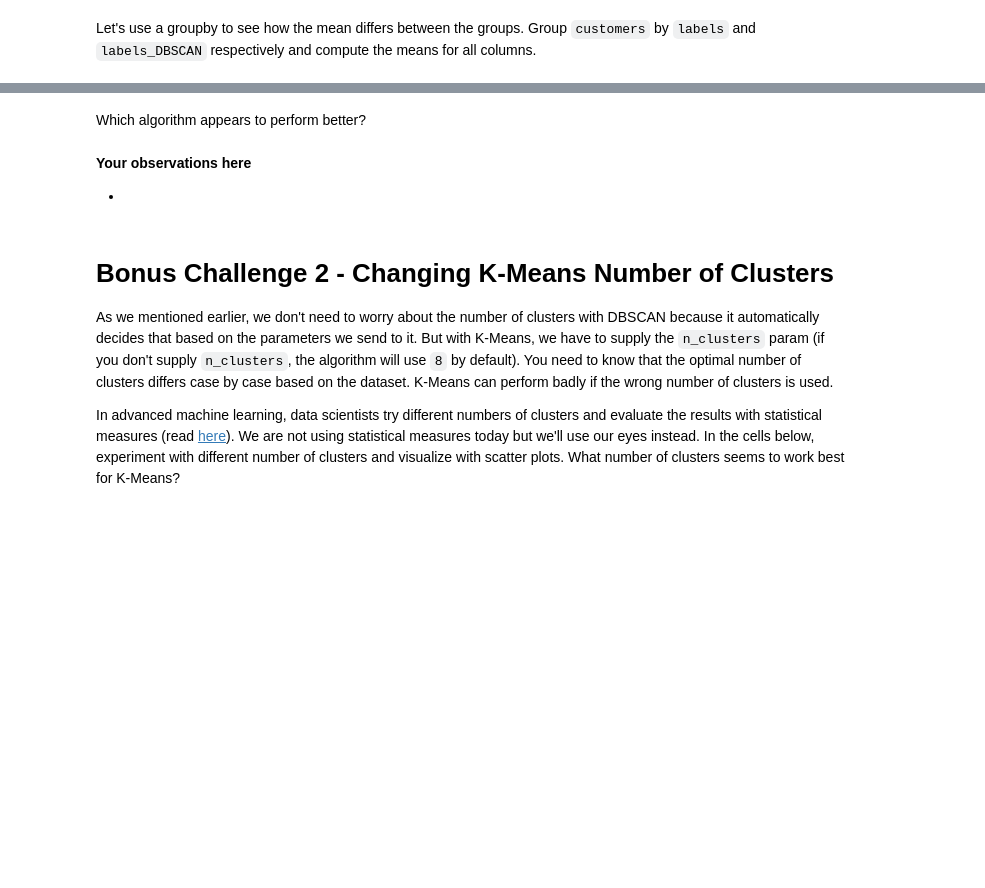
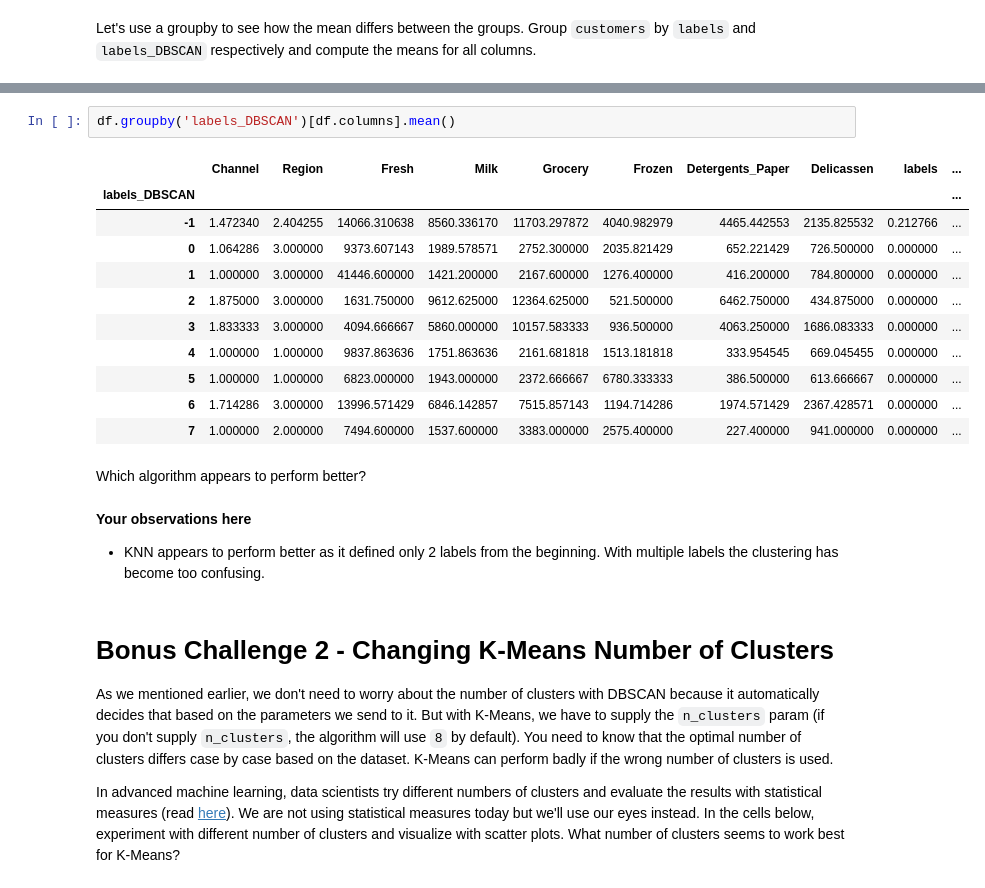
Before and after one commit to MC993/lab-unsupervised-learning-en, a Jupyter notebook: your-code/main.ipynb, the cells around one changed output, grey strips where cells are left out. Saved outputs shown, nothing was run; the diff lists cells and outputs as text; blank space fills up the shorter version.

```diff
--- a/your-code/main.ipynb
+++ b/your-code/main.ipynb
@@ -206,9 +281,23 @@ Let's use a groupby to see how the mean differs between the groups. Group `custo
+# %%
+df.groupby('labels_DBSCAN')[df.columns].mean()
+# %% [output]
+|  | Channel | Region | Fresh | Milk | Grocery | Frozen | Detergents_Paper | Delicassen | labels | ... |
+| labels_DBSCAN |  |  |  |  |  |  |  |  |  | ... |
+| -1 | 1.472340 | 2.404255 | 14066.310638 | 8560.336170 | 11703.297872 | 4040.982979 | 4465.442553 | 2135.825532 | 0.212766 | ... |
+| 0 | 1.064286 | 3.000000 | 9373.607143 | 1989.578571 | 2752.300000 | 2035.821429 | 652.221429 | 726.500000 | 0.000000 | ... |
+| 1 | 1.000000 | 3.000000 | 41446.600000 | 1421.200000 | 2167.600000 | 1276.400000 | 416.200000 | 784.800000 | 0.000000 | ... |
+| 2 | 1.875000 | 3.000000 | 1631.750000 | 9612.625000 | 12364.625000 | 521.500000 | 6462.750000 | 434.875000 | 0.000000 | ... |
+| 3 | 1.833333 | 3.000000 | 4094.666667 | 5860.000000 | 10157.583333 | 936.500000 | 4063.250000 | 1686.083333 | 0.000000 | ... |
+| 4 | 1.000000 | 1.000000 | 9837.863636 | 1751.863636 | 2161.681818 | 1513.181818 | 333.954545 | 669.045455 | 0.000000 | ... |
+| 5 | 1.000000 | 1.000000 | 6823.000000 | 1943.000000 | 2372.666667 | 6780.333333 | 386.500000 | 613.666667 | 0.000000 | ... |
+| 6 | 1.714286 | 3.000000 | 13996.571429 | 6846.142857 | 7515.857143 | 1194.714286 | 1974.571429 | 2367.428571 | 0.000000 | ... |
+| 7 | 1.000000 | 2.000000 | 7494.600000 | 1537.600000 | 3383.000000 | 2575.400000 | 227.400000 | 941.000000 | 0.000000 | ... |
 # %% [markdown]
 Which algorithm appears to perform better?
-# %% [markdown]
-**Your observations here**
-
--
+# %% [markdown]
+**Your observations here**
+
+- KNN appears to perform better as it defined only 2 labels from the beginning. With multiple labels the clustering has become too confusing.
 # %% [markdown]
 # Bonus Challenge 2 - Changing K-Means Number of Clusters
 
```
Also changed, not shown: parts of 20 cells of this notebook.
